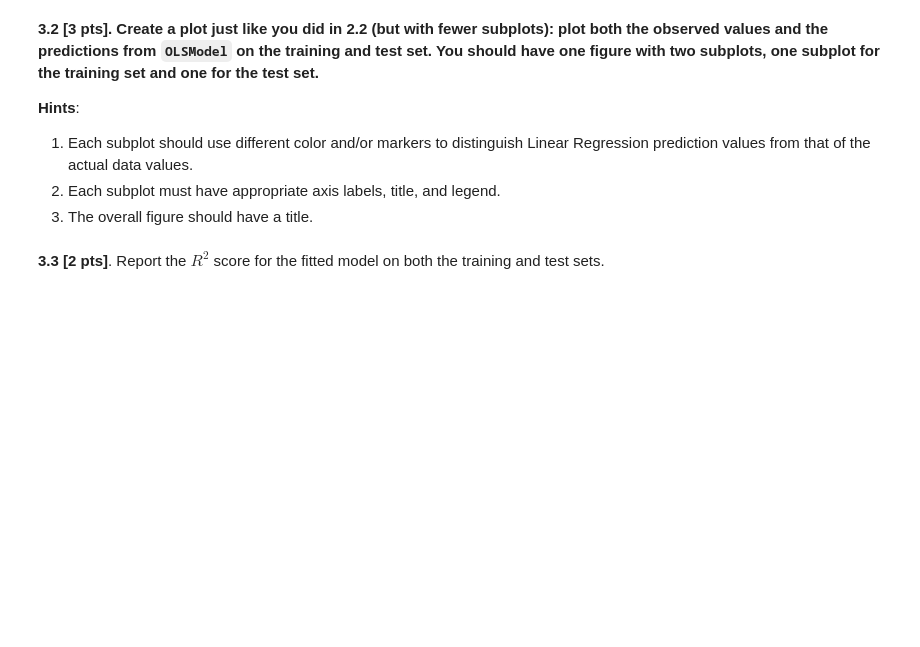
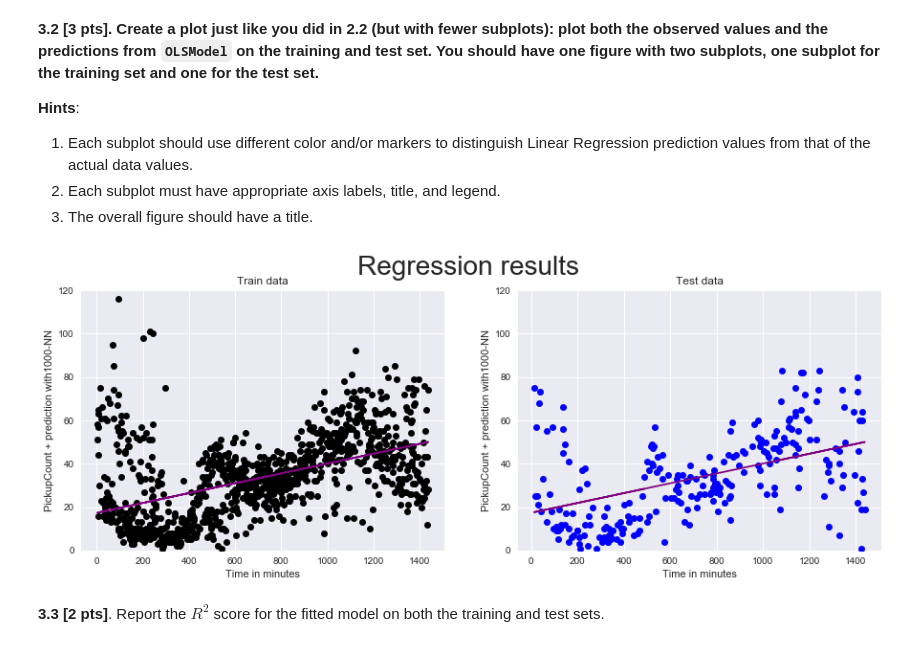
Before and after one commit to CreditPy/2021-s109a, a Jupyter notebook: cs_s109a_hw2/cs_s109a_hw2.ipynb, the cells around one changed output. Saved outputs shown, nothing was run; the diff lists cells and outputs as text; code cells hidden in the pictures; blank space fills up the shorter version.

Commit message:
Completed 3.2 OLS graphs

```diff
--- a/cs_s109a_hw2/cs_s109a_hw2.ipynb
+++ b/cs_s109a_hw2/cs_s109a_hw2.ipynb
@@ -251,7 +251,7 @@ dummy_test = np.arange(np.min(X_test),np.max(X_test),1).reshape(-1,1)
 row = 0
 
 # unpack the dictionary and run through each of the k models
-for k, model in knndict.items():
+for k, model in KNNModels.items():
     train_predictions = model.predict(dummy_train)
     test_predictions = model.predict(dummy_test)
 
@@ -396,0 +395,8 @@ We next consider simple linear regression, which we know from lecture is a param
+# %%
+# statsmodels approach: add intercepts to the data
+OLS_x_train = sm.tools.add_constant(train_data['TimeMin'])
+OLS_x_test = sm.tools.add_constant(test_data['TimeMin'])
+OLSModel = OLS(train_data['PickupCount'],OLS_x_train).fit()
+print("Statmodels results: \n",OLSModel.params,sep="")
+
+OLSModel.summary()
@@ -406,3 +436,44 @@ We next consider simple linear regression, which we know from lecture is a param
+# %%
+import matplotlib.pyplot as plt
+fig, ax = plt.subplots(1, 2, figsize=(15, 5))
+
+# create sorted arrays to neatly organize the predictions in the graph
+# dummy_train = np.arange(np.min(X_train),np.max(X_train),1).reshape(-1,1)
+# dummy_test = np.arange(np.min(X_test),np.max(X_test),1).reshape(-1,1)
+# predit
+train_predictions = OLSModel.predict(OLS_x_train)
+test_predictions = OLSModel.predict(OLS_x_test)
+
+# align the vertical axes
+ax[0].set_ylim(0,120)
+ax[1].set_ylim(0,120)
+
+# create train scatter plot
+ax[0].plot(train_data['TimeMin'], train_data['PickupCount'], 'o', label="train data", c='black')
+# create prediction line
+ax[0].plot(X_train, train_predictions, c='purple')
+# label axis and add title
+ax[0].set_xlabel("Time in minutes")
+ax[0].set_ylabel(y_label)
+title = "Train data"
+ax[0].set_title(title)
+
+# create test scatter plot
+ax[1].plot(test_data['TimeMin'], test_data['PickupCount'], 'o', label="train data", c='blue')
+# create prediction line
+ax[1].plot(X_test, test_predictions, c='purple')
+# label axis and add title
+ax[1].set_xlabel("Time in minutes")
+ax[1].set_ylabel(y_label)
+title = "Test data"
+ax[1].set_title(title)
+
+# set main title across all subplots
+fig.suptitle('Regression results', y=0.98, fontsize =28);
+
+plt.show()
+# %% [output]
+[figure, added]
 # %%
 # your code here
 # %% [markdown]
```
Also changed, not shown: parts of 8 cells of this notebook.
